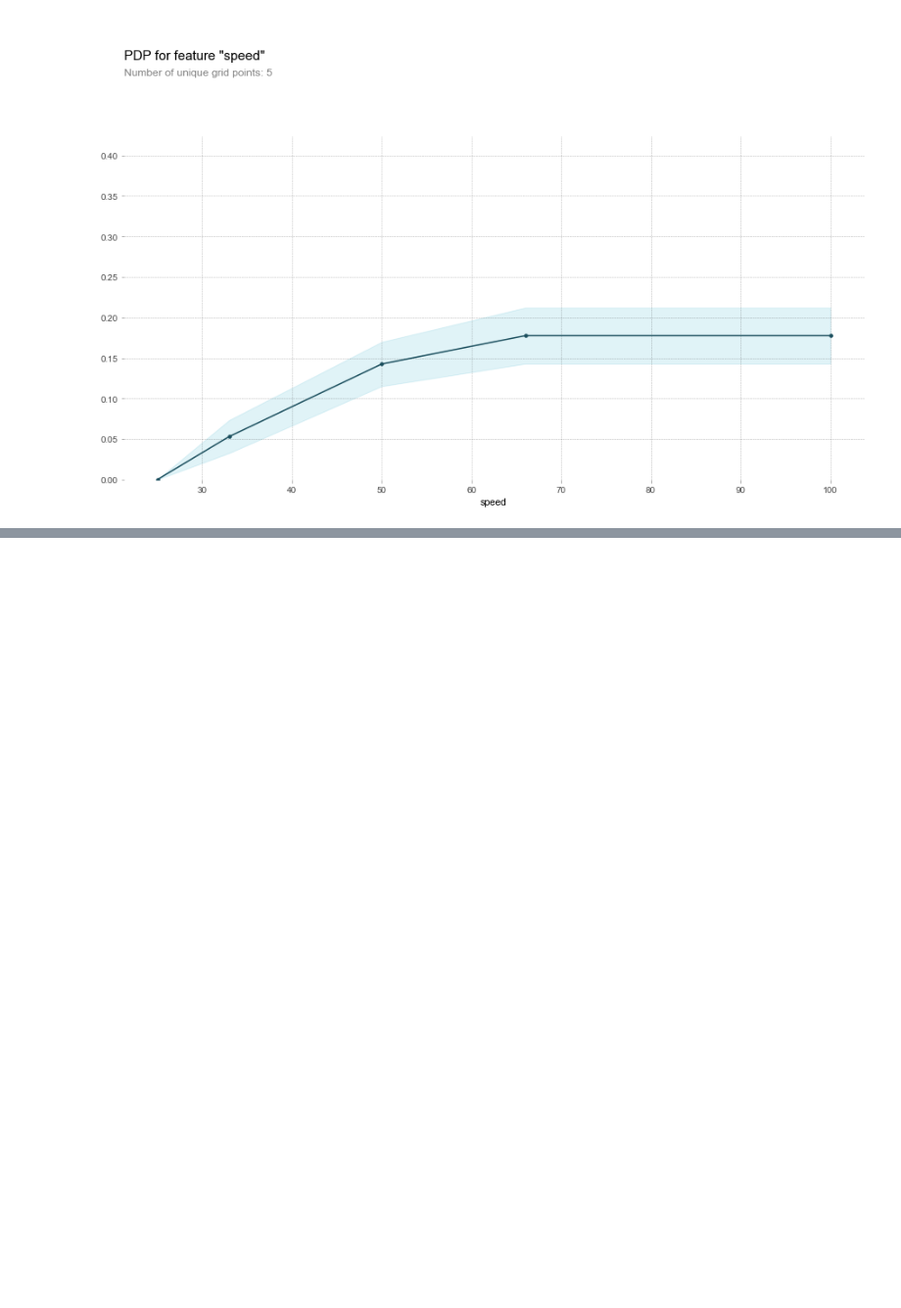
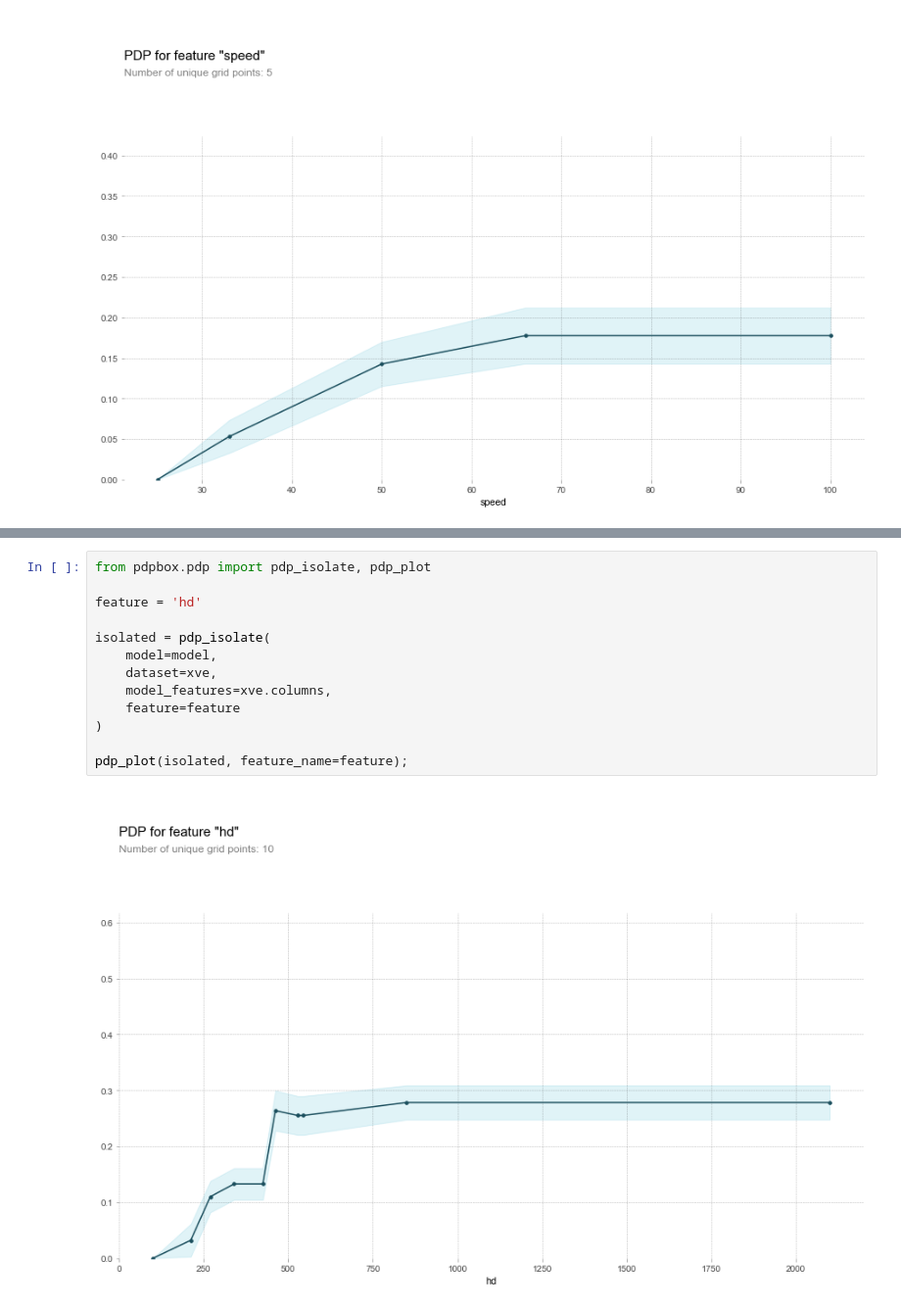
Before and after one commit to datasheppard/Unit-2-Project, a Jupyter notebook: Computer_Data.ipynb, the cells around one changed output, grey strips where cells are left out. Shown at 98% size. Cells and saved outputs as stored; diff of their text form; blank space fills up the shorter version.

```diff
--- a/Computer_Data.ipynb
+++ b/Computer_Data.ipynb
@@ -227,0 +243,15 @@ pdp_plot(isolated, feature_name=feature);
+# %%
+from pdpbox.pdp import pdp_isolate, pdp_plot
+
+feature = 'hd'
+
+isolated = pdp_isolate(
+    model=model,
+    dataset=xve,
+    model_features=xve.columns,
+    feature=feature
+)
+
+pdp_plot(isolated, feature_name=feature);
+# %% [output]
+[figure, added]
```
Also changed, not shown: parts of 8 cells of this notebook.
